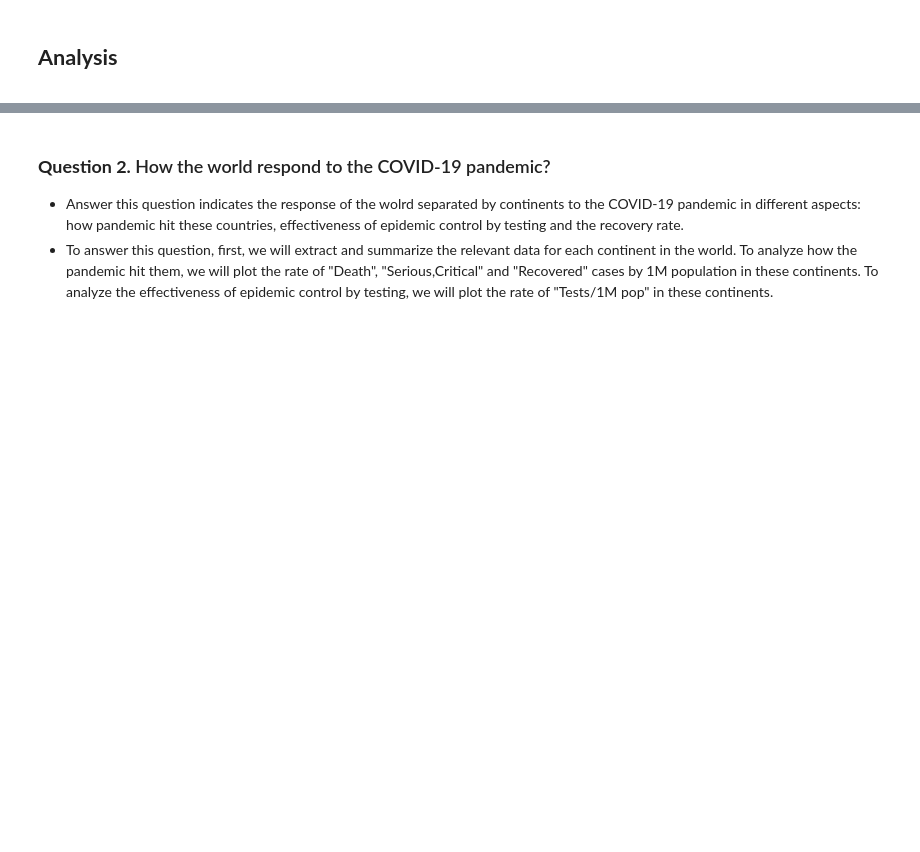
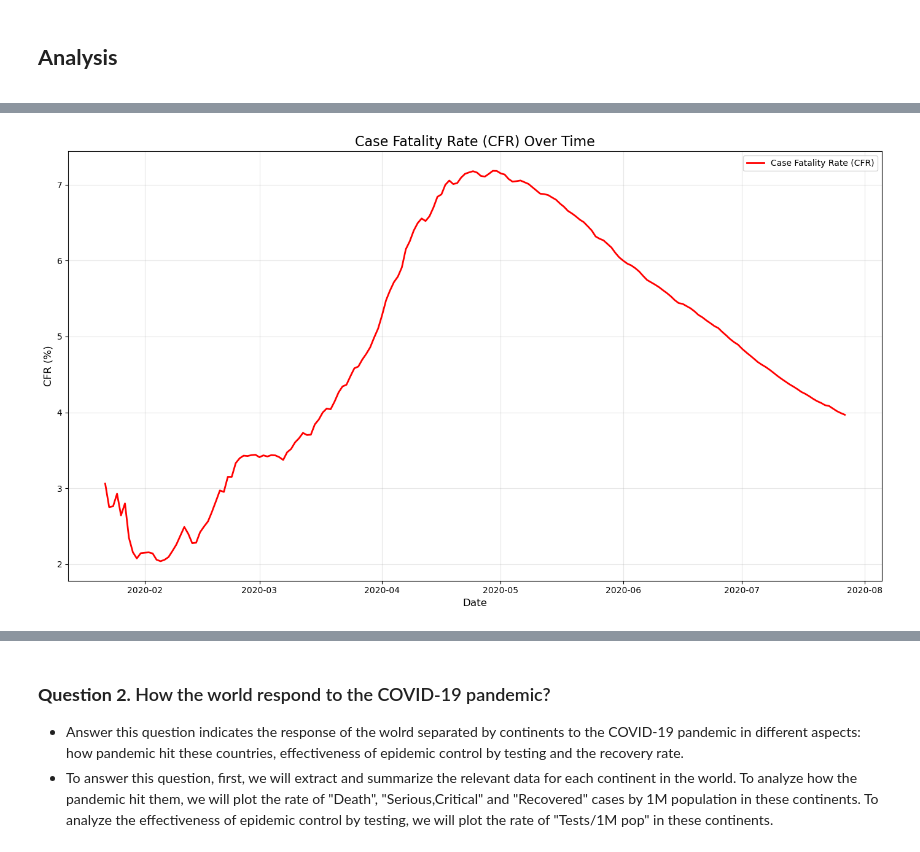
Before and after one commit to dhuyent/DSProgramming-FinalProject, a Jupyter notebook: src/Data_analysis.ipynb, the cells around one changed output, grey strips where cells are left out. Cells and saved outputs as stored; diff of their text form; code cells hidden in the pictures; blank space fills up the shorter version.

```diff
--- a/src/Data_analysis.ipynb
+++ b/src/Data_analysis.ipynb
@@ -191,0 +282,18 @@ total_per_day.sample(5)
+# %%
+# Calculate CFR = Deaths / Confirmed
+total_per_day['CFR'] = (total_per_day['Deaths'] / total_per_day['Confirmed']) * 100
+
+# Plot CFR over time
+plt.figure(figsize=(14, 8))
+
+plt.plot(total_per_day['Date'], total_per_day['CFR'], label='Case Fatality Rate (CFR)', color='red', linewidth=2)
+plt.title('Case Fatality Rate (CFR) Over Time', fontsize=16)
+plt.xlabel('Date', fontsize=12)
+plt.ylabel('CFR (%)', fontsize=12)
+plt.gca().xaxis.set_major_locator(mdates.MonthLocator())    # Show ticks for each month
+plt.legend()
+plt.grid(alpha=0.3)
+plt.tight_layout()
+plt.show()
+# %% [output]
+[figure, added]
```
Also changed, not shown: parts of 20 cells of this notebook, 1 other file.
